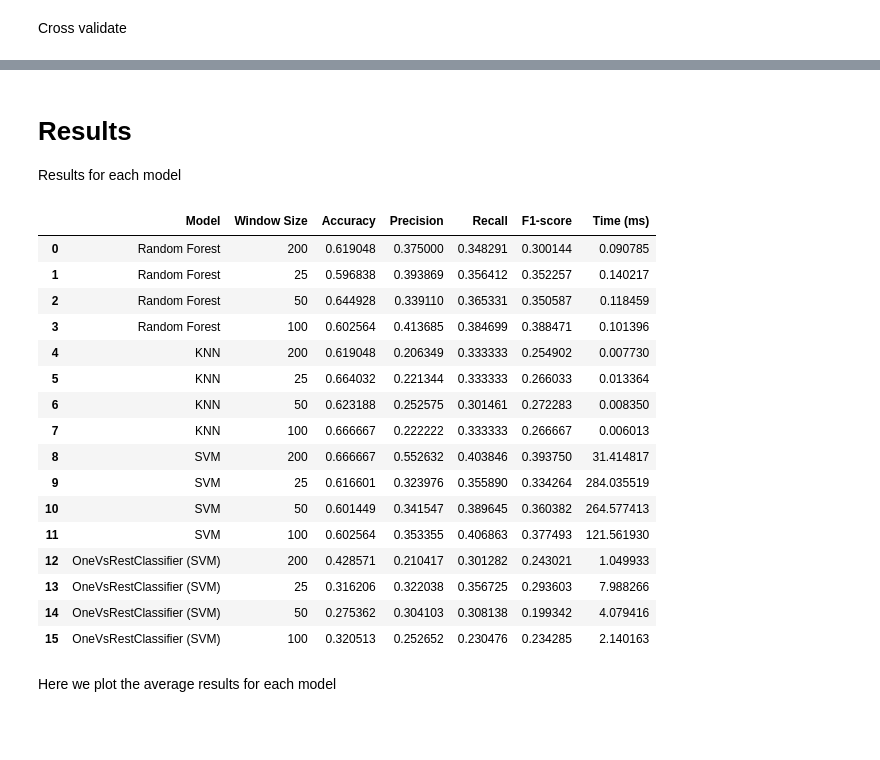
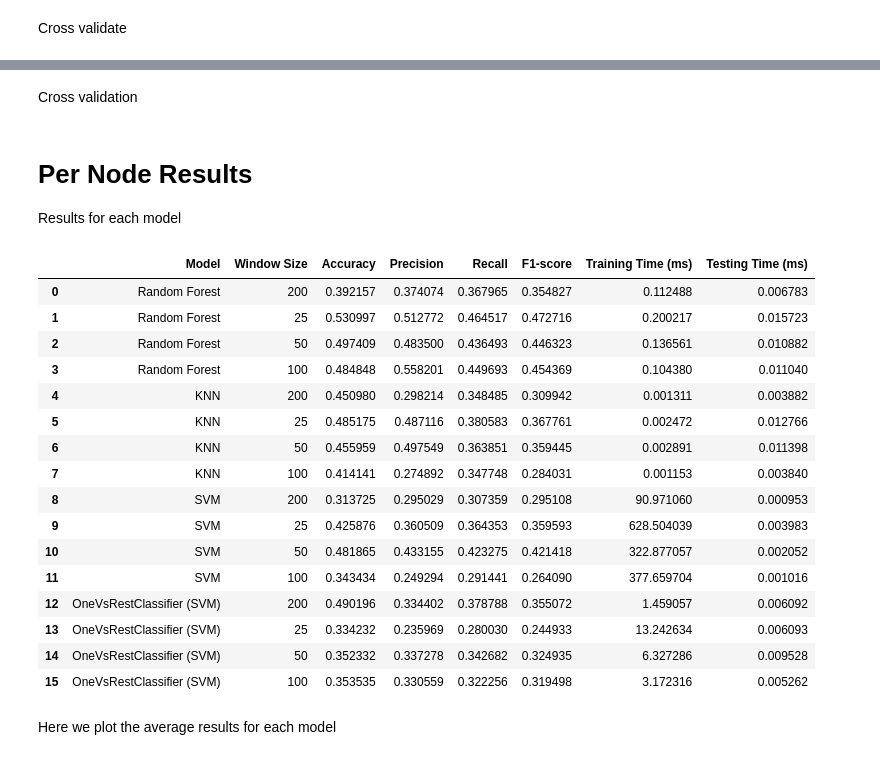
Before and after one commit to ichatz/iot-netprofiler, a Jupyter notebook: cooja3-16nodes/3 Classes Classification.ipynb, the cells around one changed output, grey strips where cells are left out. Saved outputs shown, nothing was run; the diff lists cells and outputs as text; code cells hidden in the pictures; blank space fills up the shorter version.

Commit message:
network results and svm enhancements

```diff
--- a/cooja3-16nodes/3 Classes Classification.ipynb
+++ b/cooja3-16nodes/3 Classes Classification.ipynb
@@ -117,7 +160,7 @@ plots_analysis.knn_test_number_of_neighbors(trace_stats, 30)
 Let's build KNN classifier
 # %%
 results = pd.concat([results,
-                     trace_classification.k_nearest_neighbor_classification(trace_stats, features_to_drop, n_neighbors=30)
+                     trace_classification.k_nearest_neighbor_classification(trace_stats, features_to_drop, n_neighbors=17)
                     ])
 # %% [output]
 Computing trace 200
@@ -141,7 +206,7 @@ Computing trace 100
 Let us experiment with another classifier
 # %%
 results = pd.concat([results,
-                     trace_classification.support_vector_machines_classification(trace_stats, features_to_drop, kernel='linear')
+                     trace_classification.support_vector_machines_classification(trace_stats, features_to_drop, kernel='rbf')
                     ])
 # %% [output]
 Computing trace 200
@@ -185,0 +254,2 @@ Computing trace 100
+# %% [markdown]
+Cross validation
@@ -186,27 +260,28 @@ Computing trace 100
 # %% [markdown]
-# Results
+# Per Node Results
 
 Results for each model
-# %%
-results.reset_index(drop=True)
-# %% [output]
-|  | Model | Window Size | Accuracy | Precision | Recall | F1-score | Time (ms) |
-| 0 | Random Forest | 200 | 0.619048 | 0.375000 | 0.348291 | 0.300144 | 0.090785 |
-| 1 | Random Forest | 25 | 0.596838 | 0.393869 | 0.356412 | 0.352257 | 0.140217 |
-| 2 | Random Forest | 50 | 0.644928 | 0.339110 | 0.365331 | 0.350587 | 0.118459 |
-| 3 | Random Forest | 100 | 0.602564 | 0.413685 | 0.384699 | 0.388471 | 0.101396 |
-| 4 | KNN | 200 | 0.619048 | 0.206349 | 0.333333 | 0.254902 | 0.007730 |
-| 5 | KNN | 25 | 0.664032 | 0.221344 | 0.333333 | 0.266033 | 0.013364 |
-| 6 | KNN | 50 | 0.623188 | 0.252575 | 0.301461 | 0.272283 | 0.008350 |
-| 7 | KNN | 100 | 0.666667 | 0.222222 | 0.333333 | 0.266667 | 0.006013 |
-| 8 | SVM | 200 | 0.666667 | 0.552632 | 0.403846 | 0.393750 | 31.414817 |
-| 9 | SVM | 25 | 0.616601 | 0.323976 | 0.355890 | 0.334264 | 284.035519 |
-| 10 | SVM | 50 | 0.601449 | 0.341547 | 0.389645 | 0.360382 | 264.577413 |
-| 11 | SVM | 100 | 0.602564 | 0.353355 | 0.406863 | 0.377493 | 121.561930 |
-| 12 | OneVsRestClassifier (SVM) | 200 | 0.428571 | 0.210417 | 0.301282 | 0.243021 | 1.049933 |
-| 13 | OneVsRestClassifier (SVM) | 25 | 0.316206 | 0.322038 | 0.356725 | 0.293603 | 7.988266 |
-| 14 | OneVsRestClassifier (SVM) | 50 | 0.275362 | 0.304103 | 0.308138 | 0.199342 | 4.079416 |
-| 15 | OneVsRestClassifier (SVM) | 100 | 0.320513 | 0.252652 | 0.230476 | 0.234285 | 2.140163 |
+# %%
+results = results.rename(index=str, columns={"Training Time (ms)": "Training Time (sec)", "Testing Time (ms)": "Testing Time (sec)"})
+results.reset_index(drop=True)
+# %% [output]
+|  | Model | Window Size | Accuracy | Precision | Recall | F1-score | Training Time (ms) | Testing Time (ms) |
+| 0 | Random Forest | 200 | 0.392157 | 0.374074 | 0.367965 | 0.354827 | 0.112488 | 0.006783 |
+| 1 | Random Forest | 25 | 0.530997 | 0.512772 | 0.464517 | 0.472716 | 0.200217 | 0.015723 |
+| 2 | Random Forest | 50 | 0.497409 | 0.483500 | 0.436493 | 0.446323 | 0.136561 | 0.010882 |
+| 3 | Random Forest | 100 | 0.484848 | 0.558201 | 0.449693 | 0.454369 | 0.104380 | 0.011040 |
+| 4 | KNN | 200 | 0.450980 | 0.298214 | 0.348485 | 0.309942 | 0.001311 | 0.003882 |
+| 5 | KNN | 25 | 0.485175 | 0.487116 | 0.380583 | 0.367761 | 0.002472 | 0.012766 |
+| 6 | KNN | 50 | 0.455959 | 0.497549 | 0.363851 | 0.359445 | 0.002891 | 0.011398 |
+| 7 | KNN | 100 | 0.414141 | 0.274892 | 0.347748 | 0.284031 | 0.001153 | 0.003840 |
+| 8 | SVM | 200 | 0.313725 | 0.295029 | 0.307359 | 0.295108 | 90.971060 | 0.000953 |
+| 9 | SVM | 25 | 0.425876 | 0.360509 | 0.364353 | 0.359593 | 628.504039 | 0.003983 |
+| 10 | SVM | 50 | 0.481865 | 0.433155 | 0.423275 | 0.421418 | 322.877057 | 0.002052 |
+| 11 | SVM | 100 | 0.343434 | 0.249294 | 0.291441 | 0.264090 | 377.659704 | 0.001016 |
+| 12 | OneVsRestClassifier (SVM) | 200 | 0.490196 | 0.334402 | 0.378788 | 0.355072 | 1.459057 | 0.006092 |
+| 13 | OneVsRestClassifier (SVM) | 25 | 0.334232 | 0.235969 | 0.280030 | 0.244933 | 13.242634 | 0.006093 |
+| 14 | OneVsRestClassifier (SVM) | 50 | 0.352332 | 0.337278 | 0.342682 | 0.324935 | 6.327286 | 0.009528 |
+| 15 | OneVsRestClassifier (SVM) | 100 | 0.353535 | 0.330559 | 0.322256 | 0.319498 | 3.172316 | 0.005262 |
 # %% [markdown]
 Here we plot the average results for each model
 # %%
```
Also changed, not shown: parts of 30 cells of this notebook, 7 other files.
